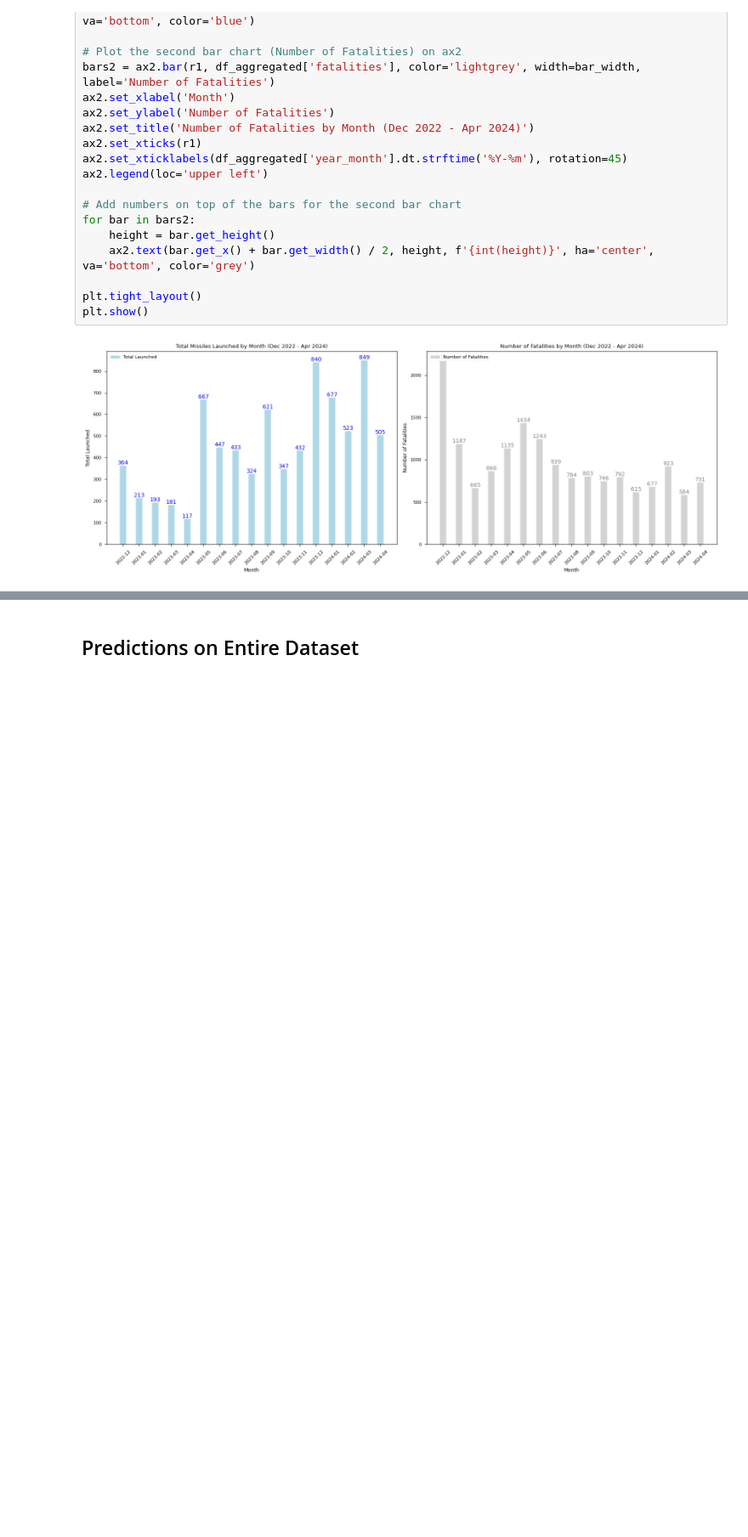
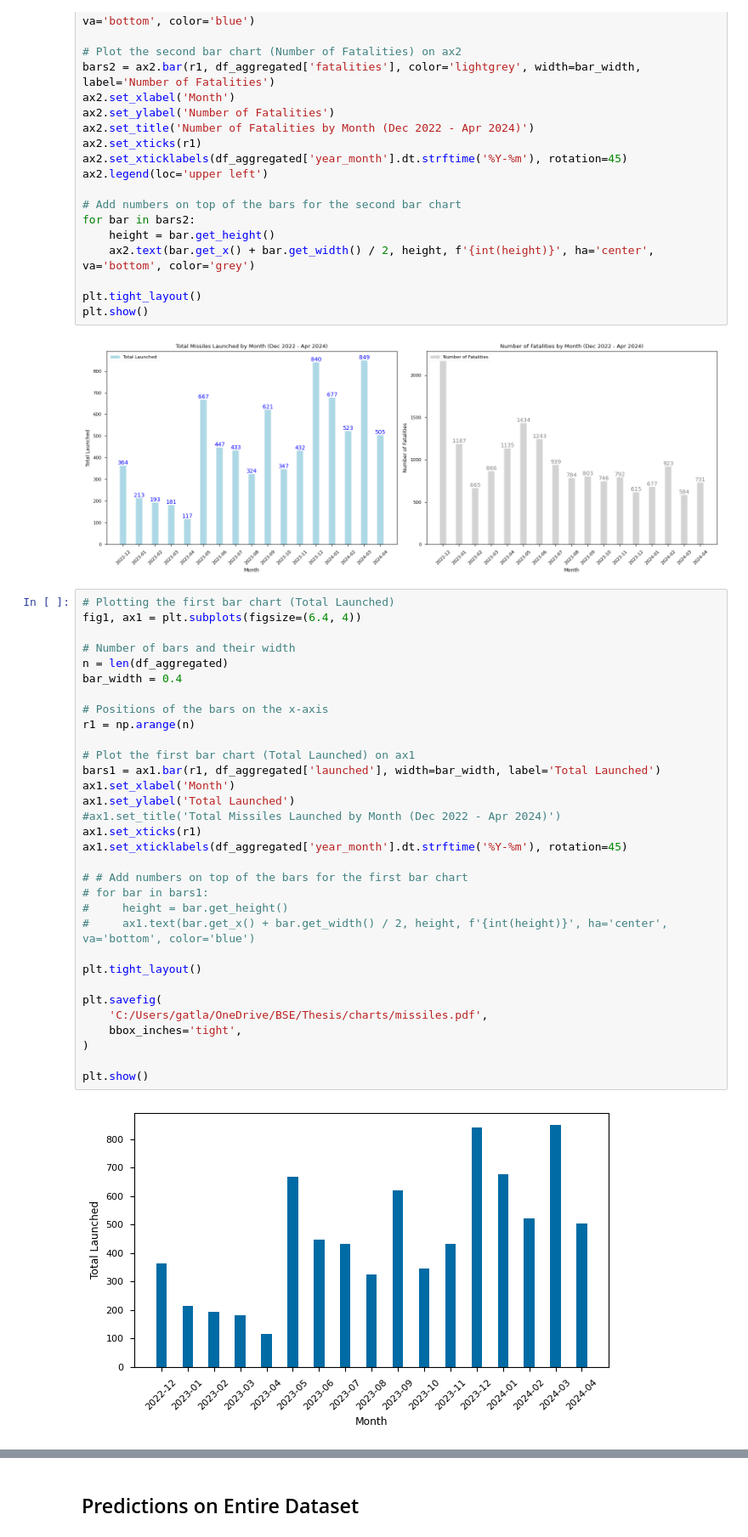
Before and after one commit to adgianv/Thesis---War-Image-Classification, a Jupyter notebook: Inference.ipynb, the cells around one changed output, grey strips where cells are left out. Shown at 85% size. Drawn from its saved outputs; the diff is of its cells as text; blank space fills up the shorter version.

```diff
--- a/Inference.ipynb
+++ b/Inference.ipynb
@@ -906,3 +913,37 @@ plt.tight_layout()
 plt.show()
 # %% [output]
 [figure]
+# %%
+# Plotting the first bar chart (Total Launched)
+fig1, ax1 = plt.subplots(figsize=(6.4, 4))
+
+# Number of bars and their width
+n = len(df_aggregated)
+bar_width = 0.4
+
+# Positions of the bars on the x-axis
+r1 = np.arange(n)
+
+# Plot the first bar chart (Total Launched) on ax1
+bars1 = ax1.bar(r1, df_aggregated['launched'], width=bar_width, label='Total Launched')
+ax1.set_xlabel('Month')
+ax1.set_ylabel('Total Launched')
+#ax1.set_title('Total Missiles Launched by Month (Dec 2022 - Apr 2024)')
+ax1.set_xticks(r1)
+ax1.set_xticklabels(df_aggregated['year_month'].dt.strftime('%Y-%m'), rotation=45)
+
+# # Add numbers on top of the bars for the first bar chart
+# for bar in bars1:
+#     height = bar.get_height()
+#     ax1.text(bar.get_x() + bar.get_width() / 2, height, f'{int(height)}', ha='center', va='bottom', color='blue')
+
+plt.tight_layout()
+
+plt.savefig(
+    'C:/Users/gatla/OneDrive/BSE/Thesis/charts/missiles.pdf',
+    bbox_inches='tight',
+)
+
+plt.show()
+# %% [output]
+[figure, added]
```
Also changed, not shown: parts of 7 cells of this notebook.
